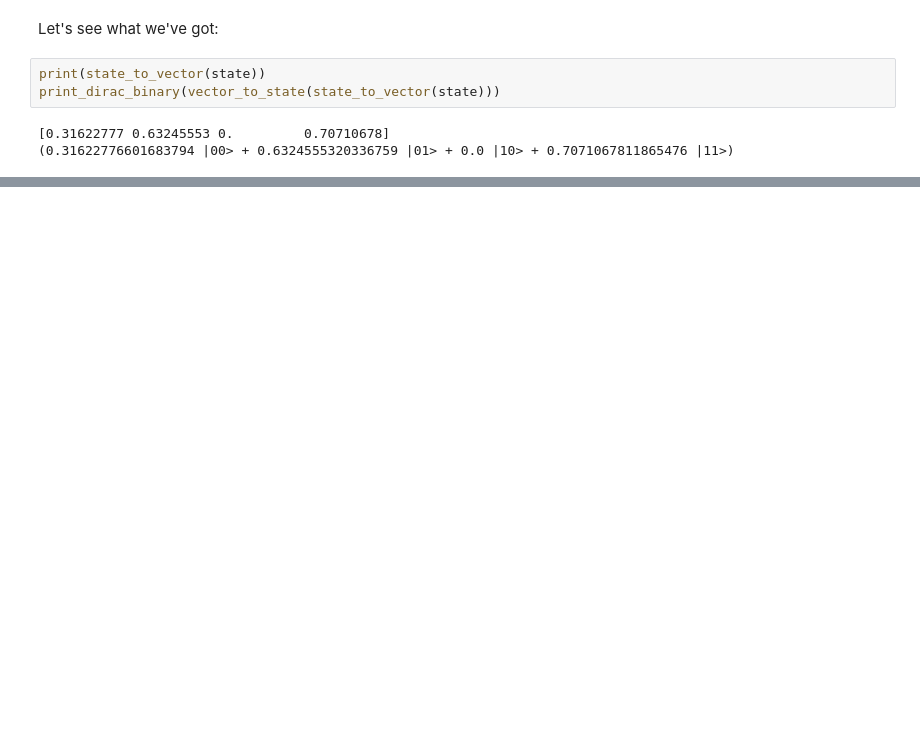
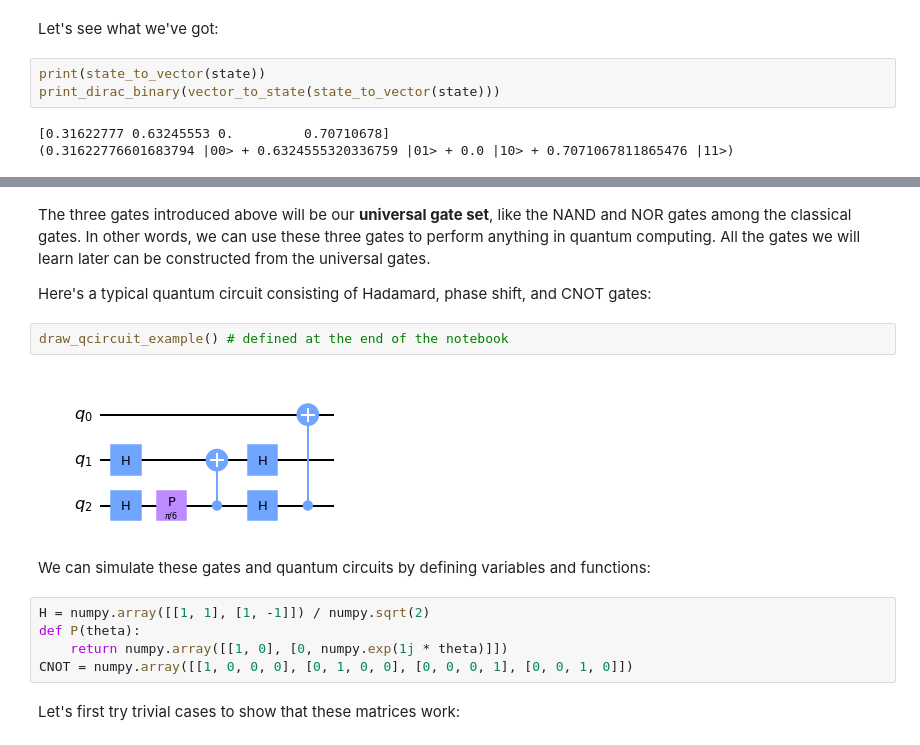
Before and after one commit to yu-yiming/ComputationalPhysics, a Jupyter notebook: Quantum Computing/quantum_computing.ipynb, the cells around one changed output, grey strips where cells are left out. Cells and saved outputs as stored; diff of their text form; blank space fills up the shorter version.

```diff
--- a/Quantum Computing/quantum_computing.ipynb
+++ b/Quantum Computing/quantum_computing.ipynb
@@ -280,0 +299,17 @@ def P(theta):
+# %% [markdown]
+The three gates introduced above will be our **universal gate set**, like the NAND and NOR gates among the classical gates. In other words, we can use these three gates to perform anything in quantum computing. All the gates we will learn later can be constructed from the universal gates.
+
+Here's a typical quantum circuit consisting of Hadamard, phase shift, and CNOT gates:
+# %%
+draw_qcircuit_example() # defined at the end of the notebook
+# %% [output]
+[figure, added]
+# %% [markdown]
+We can simulate these gates and quantum circuits by defining variables and functions:
+# %%
+H = numpy.array([[1, 1], [1, -1]]) / numpy.sqrt(2)
+def P(theta):
+    return numpy.array([[1, 0], [0, numpy.exp(1j * theta)]])
+CNOT = numpy.array([[1, 0, 0, 0], [0, 1, 0, 0], [0, 0, 0, 1], [0, 0, 1, 0]])
+# %% [markdown]
+Let's first try trivial cases to show that these matrices work:
```
Also changed, not shown: parts of 66 cells of this notebook.
